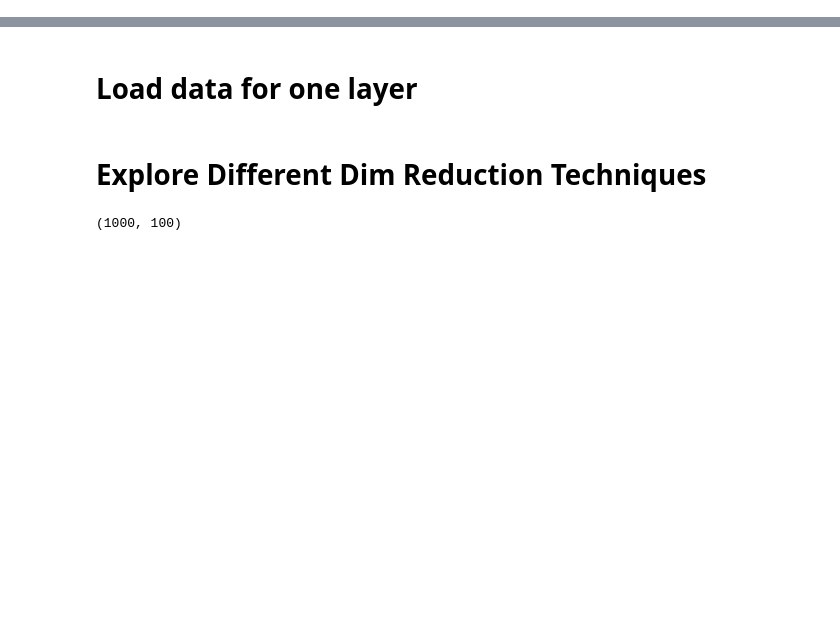
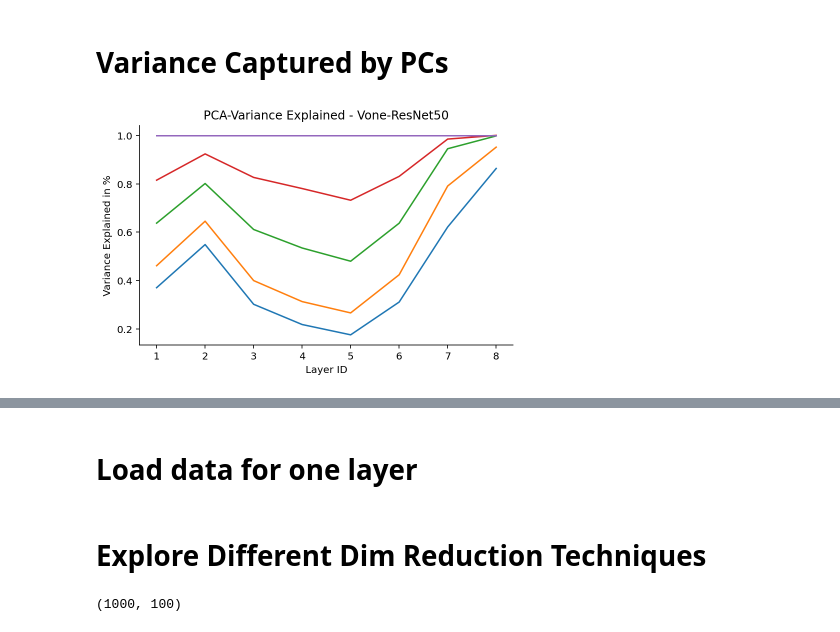
Before and after one commit to RobertTLange/algonauts-2021, a Jupyter notebook: notebooks/dim_reduction.ipynb, the cells around one changed output, grey strips where cells are left out. Saved outputs shown, nothing was run; the diff lists cells and outputs as text; code cells hidden in the pictures; blank space fills up the shorter version.

```diff
--- a/notebooks/dim_reduction.ipynb
+++ b/notebooks/dim_reduction.ipynb
@@ -5,0 +13,22 @@
+# %% [markdown]
+# Variance Captured by PCs
+# %%
+base_path = "../data/pca_variance/vone-resnet50/"
+var_exp_paths = [base_path + "50_pca_variance.npy",
+                 base_path + "100_pca_variance.npy",
+                 base_path + "250_pca_variance.npy",
+                 base_path + "500_pca_variance.npy",
+                 base_path + "1000_pca_variance.npy"]
+
+fig, ax = plt.subplots()
+for p in var_exp_paths:
+    var = np.load(p)
+    ax.plot(np.arange(1, len(var)+1), var)
+ax.set_xlabel("Layer ID")
+ax.set_ylabel(r"Variance Explained in %")
+ax.set_title("PCA-Variance Explained - Vone-ResNet50")
+ax.spines['top'].set_visible(False)
+ax.spines['right'].set_visible(False)
+fig.tight_layout()
+# %% [output]
+[figure, added]
```
Also changed, not shown: parts of 3 cells of this notebook, 2 other files.
